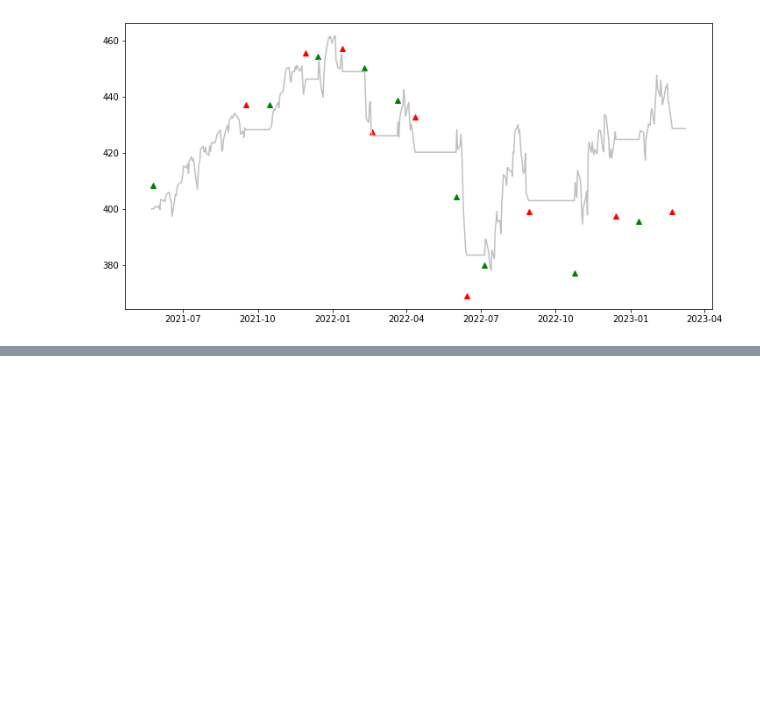
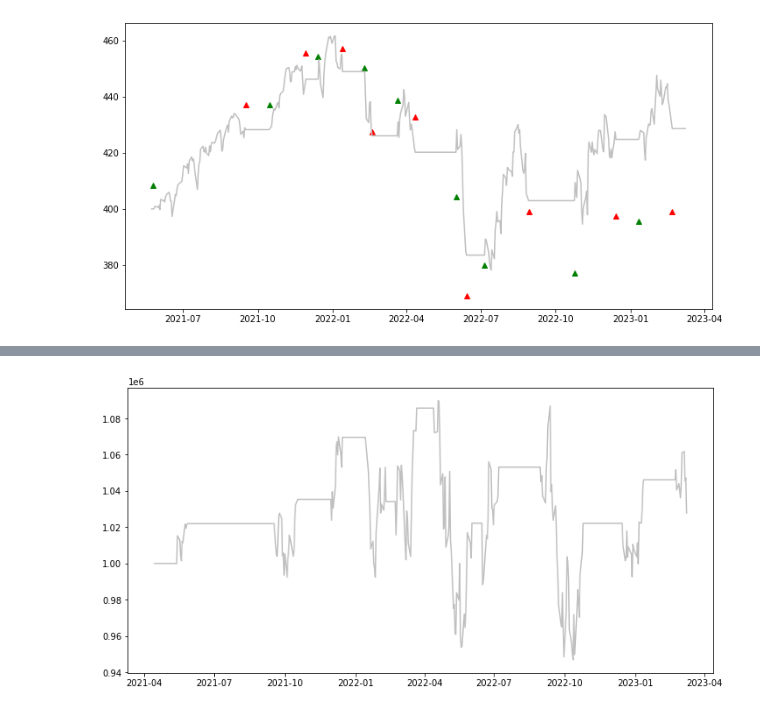
Before and after one commit to ag3nt3154/Quantitative_Finance_Modelling, a Jupyter notebook: testing.ipynb, the cells around one changed output, grey strips where cells are left out. Drawn from its saved outputs; the diff is of its cells as text; code cells hidden in the pictures; blank space fills up the shorter version.

```diff
--- a/testing.ipynb
+++ b/testing.ipynb
@@ -196,0 +134,76 @@ print(portfolio_changes(df, trade_list, 1E6))
+# %%
+def ma_crossover(input_arr, trader_state, **kwargs):
+    '''
+    input_arr = O, H, L, C, ADJC, V, S, S+1
+    trader_state = cash, position, position_value, portfolio_value, margin
+    '''
+    buy_threshold = get_attr(kwargs, 'buy_threshold', 0)
+    sell_threshold = get_attr(kwargs, 'sell_threshold', 0)
+    cash, position, position_value, portfolio_value, margin = trader_state
+    _, _, _, _, adjclose, volume, signal, signal_1 = input_arr
+
+    limit_order = np.zeros(2)
+    if  signal < buy_threshold and signal_1 > buy_threshold:
+        limit_order[0] = adjclose
+        limit_order[1] = cash // adjclose
+    elif signal > sell_threshold and signal_1 < sell_threshold:
+        limit_order[0] = adjclose
+        limit_order[1] = -position
+
+    return limit_order
+
+df = spy_df.copy()
+df = df.iloc[-500:]
+df['signal'] = df['adjclose'].rolling(10).mean() - df['adjclose'].rolling(20).mean()
+df['signal+1'] = df['signal'].shift(1)
+df = df.dropna()
+df['cash'] = None
+df['position'] = None
+df['position_value'] = None
+df['portfolio_value'] = None
+df['margin'] = None
+df['order_price'] = None
+df['order_quantity'] = None
+
+# input_arr = O, H, L, C, ADJC, V, S, S+1
+# trader_state = cash, position, position_value, portfolio_value, margin
+
+
+trader_state = np.array([1e6, 0, 0, 1e6, 0])
+cash, position, position_value, portfolio_value, margin = trader_state
+
+for i in range(len(df)):
+    input_arr = df.loc[df.index[i], ['open', 'high', 'low', 'close', 'adjclose', 'volume', 'signal', 'signal+1']]
+    input_arr = np.array(input_arr)
+    limit_order = ma_crossover(input_arr, trader_state)
+    order_price = limit_order[0]
+    order_quantity = limit_order[1]
+    df.loc[df.index[i], 'order_price'] = order_price
+    df.loc[df.index[i], 'order_quantity'] = order_quantity
+
+    cash -= order_price * order_quantity
+    position += order_quantity
+    position_value = position * df.loc[df.index[i], 'adjclose']
+    portfolio_value = cash + position_value
+    if position_value != 0:
+        margin = portfolio_value / abs(position_value)
+    else:
+        margin = None
+
+    trader_state = (cash, position, position_value, portfolio_value, margin)
+
+    df.loc[df.index[i], 'cash'] = cash
+    df.loc[df.index[i], 'position'] = position
+    df.loc[df.index[i], 'position_value'] = position_value
+    df.loc[df.index[i], 'portfolio_value'] = portfolio_value
+    df.loc[df.index[i], 'margin'] = margin
+
+
+plt.figure(figsize=(12,6))
+# plt.plot(df['date'], df['order_quantity'] / abs(df['order_quantity']), marker='^', color='green', linestyle='None')
+# plt.plot(trade['date'], trade['sell'], marker='^', color='red', linestyle='None')
+plt.plot(df['date'], df['portfolio_value'], color='silver')
+
+plt.show()
+# %% [output]
+[figure, added]
```
Also changed, not shown: parts of 5 cells of this notebook.
